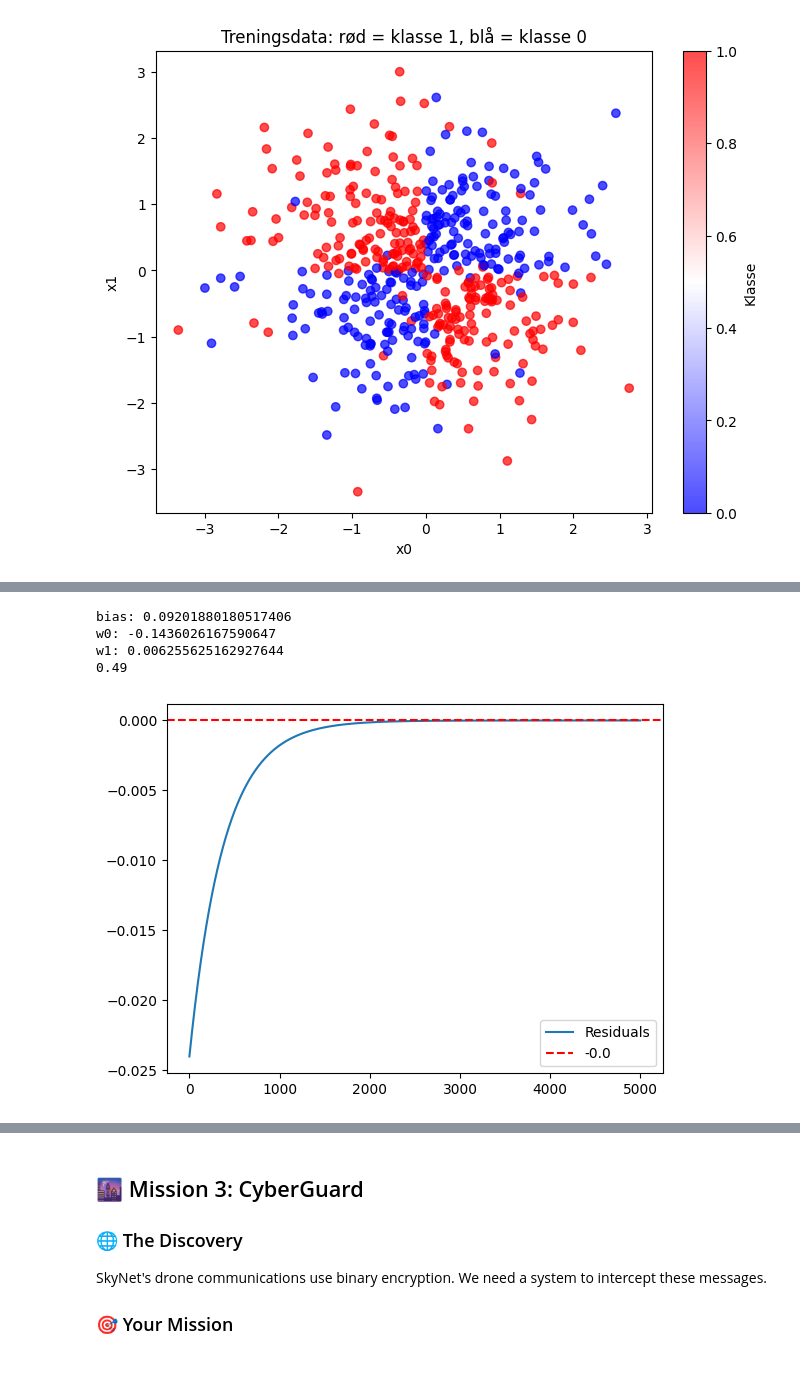
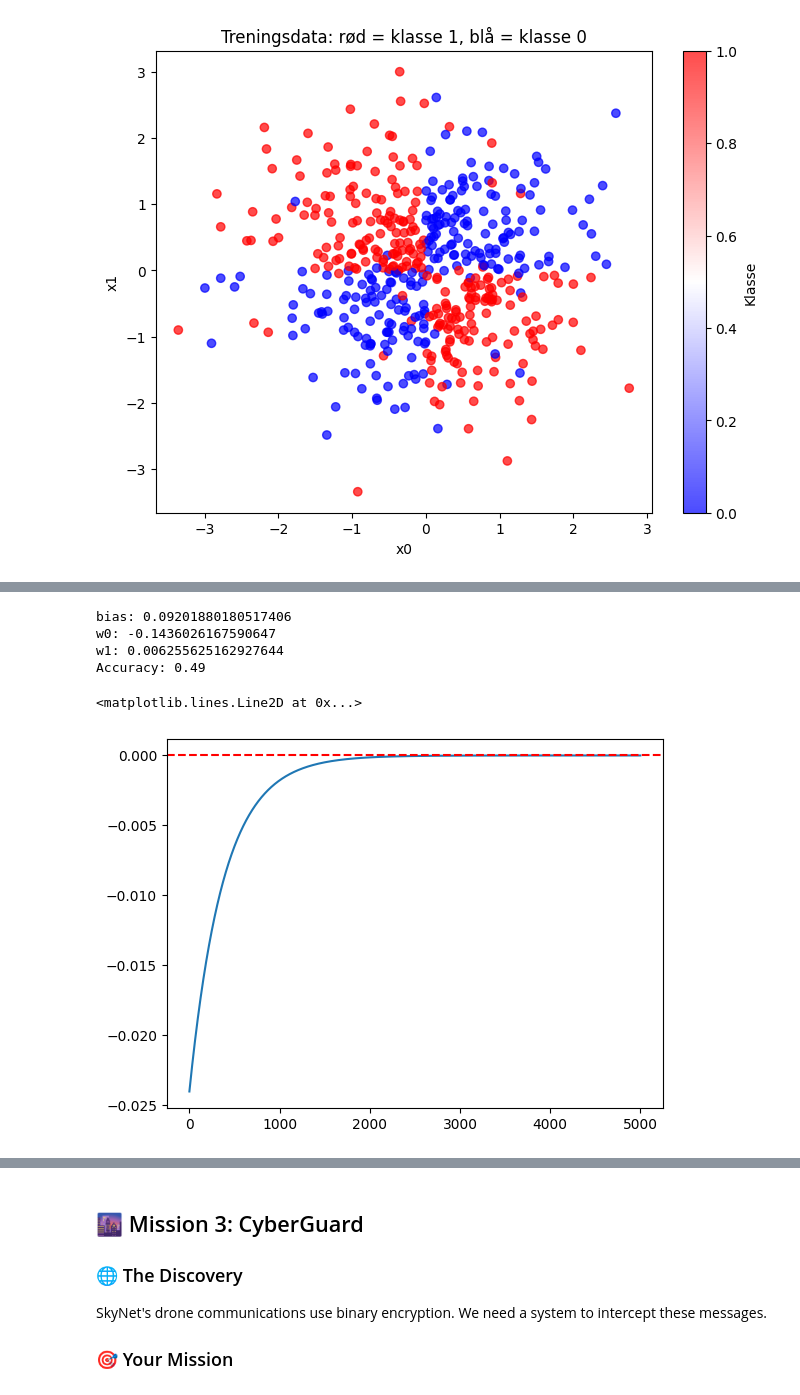
Before and after one commit to joonseren/TDT4172-Introduction-to-Machine-Learning, a Jupyter notebook: Assignment1/Chapter_1.ipynb, the cells around one changed output, grey strips where cells are left out. Cells and saved outputs as stored; diff of their text form; code cells hidden in the pictures.

```diff
--- a/Assignment1/Chapter_1.ipynb
+++ b/Assignment1/Chapter_1.ipynb
@@ -224,33 +220,34 @@ ValueError: Could not interpret value `x0` for `x`. An entry with this name does
 # %%
 from logistic_regression import LogisticRegression
 
-logreg = LogisticRegression(0.01, 5000)
-
+# preprocessere data
 X_train = train[['x0', 'x1']].values
 y_train = train['y'].values
 
 X_test = test[['x0', 'x1']].values
 y_test = test['y'].values
 
-logreg.fit(X_train, y_train)
+# opprette objekt
+logreg = LogisticRegression(0.01, 5000)
 
+# model fitting (training data)
+logreg.fit1(X_train, y_train)
 print(f"bias: {logreg.b}\nw0: {logreg.w0}\nw1: {logreg.w1}")
 
-accuracy = logreg.accuracy(X_test, y_test, threshold=0.5)
-
+# model prediction (test data)
+accuracy = logreg.accuracy1(X_test, y_test, threshold=0.5)
 print(f"Accuracy: {accuracy}")
 # %% [output]
 bias: 0.09201880180517406
 w0: -0.1436026167590647
 w1: 0.006255625162927644
-0.49
+Accuracy: 0.49
 # %%
 residuals = np.array(logreg.residuals).mean(axis=1)
 ss = residuals[-100:].mean() # steady state
 
 plt.plot(residuals, label="Residuals")
 plt.axhline(ss, color="red", linestyle="--", label=round(ss, 5))
-plt.legend()
-plt.show()
 # %% [output]
+<matplotlib.lines.Line2D at 0x...>
-[figure, old version]
+[figure, new version]
```
Also changed, not shown: parts of 6 cells of this notebook, 1 other file.
